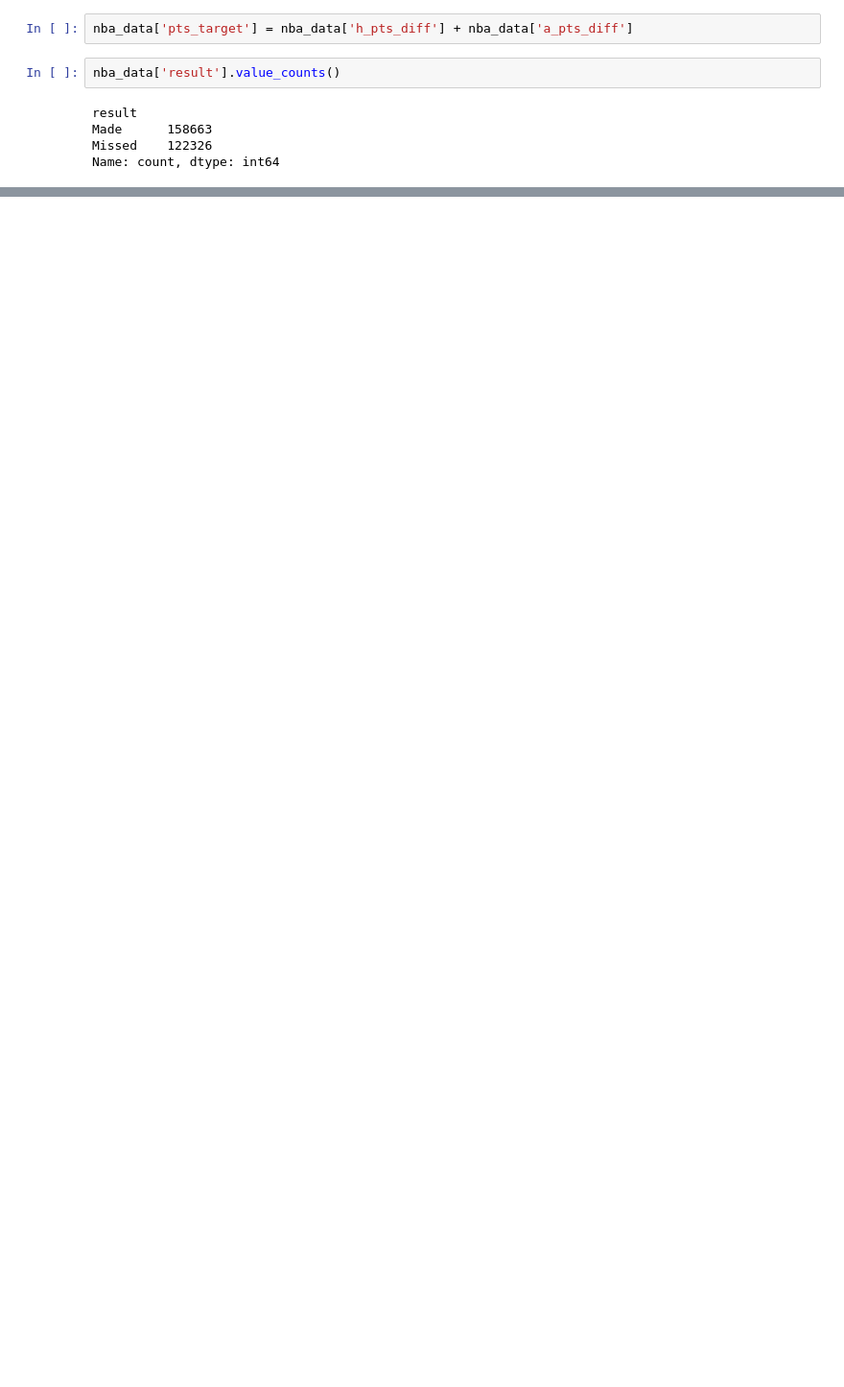
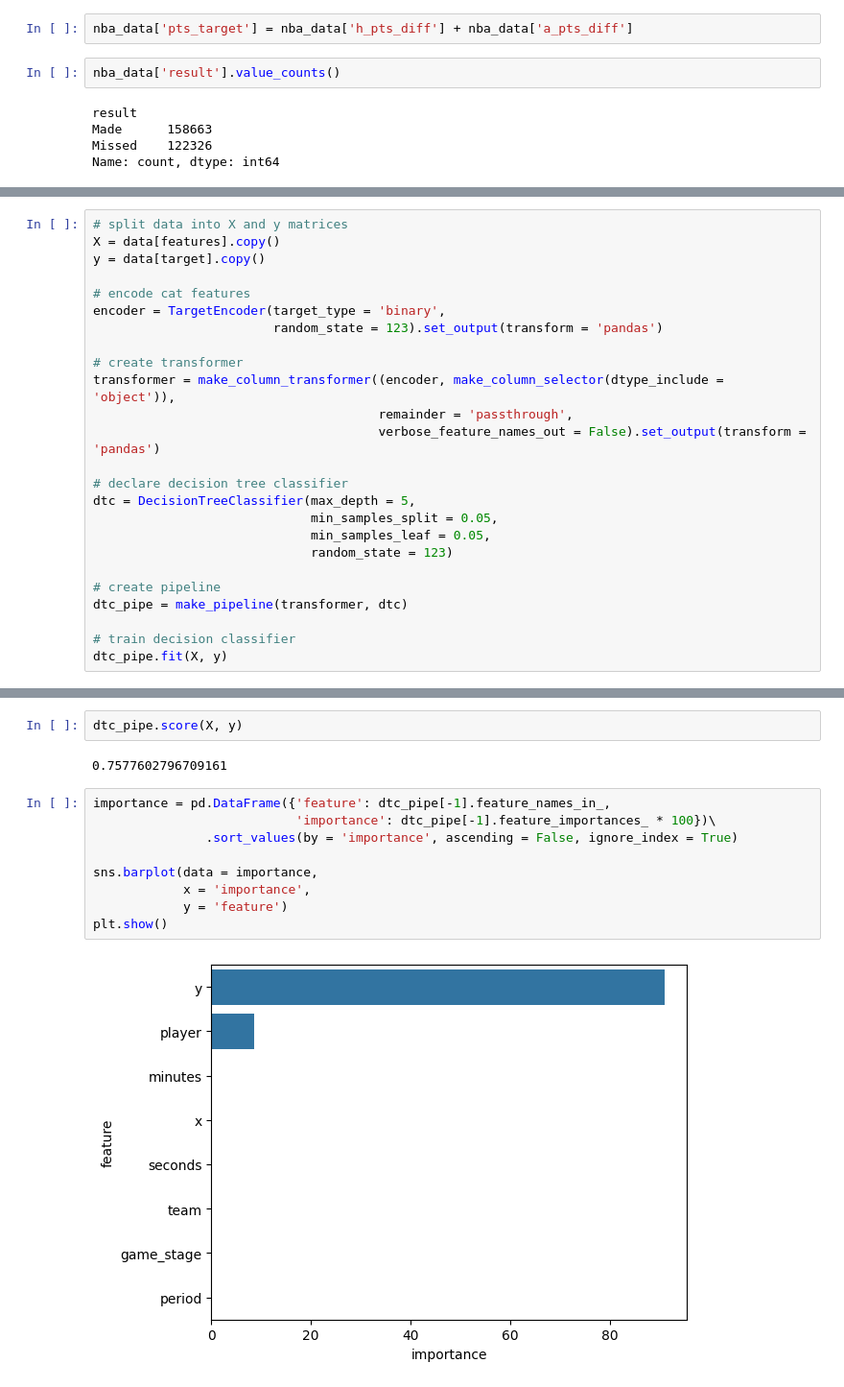
Before and after one commit to Rodari78Utec/EDA_NBA, a Jupyter notebook: eda-nba-rob.ipynb, the cells around one changed output, grey strips where cells are left out. Shown: that part at 96% size. Cells and saved outputs as stored; diff of their text form; blank space fills up the shorter version.

```diff
--- a/eda-nba-rob.ipynb
+++ b/eda-nba-rob.ipynb
@@ -422,0 +425,25 @@ registros_filtrados.head(50)
+# %%
+# split data into X and y matrices
+X = data[features].copy()
+y = data[target].copy()
+
+# encode cat features
+encoder = TargetEncoder(target_type = 'binary',
+                        random_state = 123).set_output(transform = 'pandas')
+
+# create transformer
+transformer = make_column_transformer((encoder, make_column_selector(dtype_include = 'object')),
+                                      remainder = 'passthrough',
+                                      verbose_feature_names_out = False).set_output(transform = 'pandas')
+
+# declare decision tree classifier
+dtc = DecisionTreeClassifier(max_depth = 5,
+                             min_samples_split = 0.05,
+                             min_samples_leaf = 0.05,
+                             random_state = 123)
+
+# create pipeline
+dtc_pipe = make_pipeline(transformer, dtc)
+
+# train decision classifier
+dtc_pipe.fit(X, y)
@@ -422,0 +462,15 @@ registros_filtrados.head(50)
+# %%
+dtc_pipe.score(X, y)
+# %% [output]
+0.7577602796709161
+# %%
+importance = pd.DataFrame({'feature': dtc_pipe[-1].feature_names_in_,
+                           'importance': dtc_pipe[-1].feature_importances_ * 100})\
+               .sort_values(by = 'importance', ascending = False, ignore_index = True)
+
+sns.barplot(data = importance,
+            x = 'importance',
+            y = 'feature')
+plt.show()
+# %% [output]
+[figure, added]
```
Also changed, not shown: parts of 13 cells of this notebook, 1 other file.
